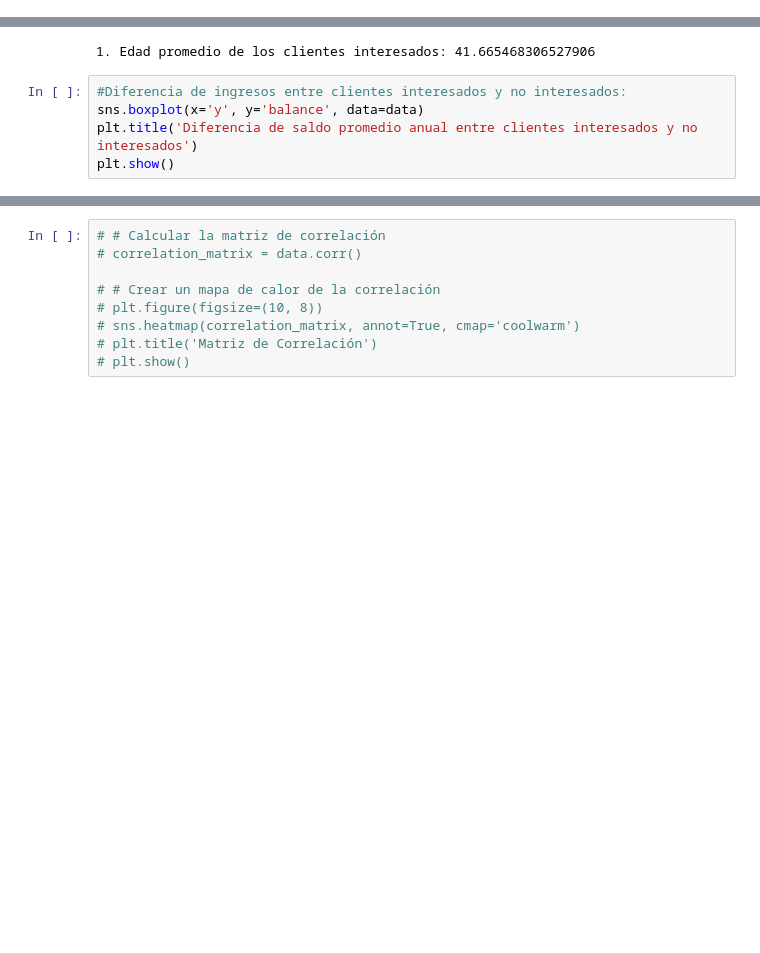
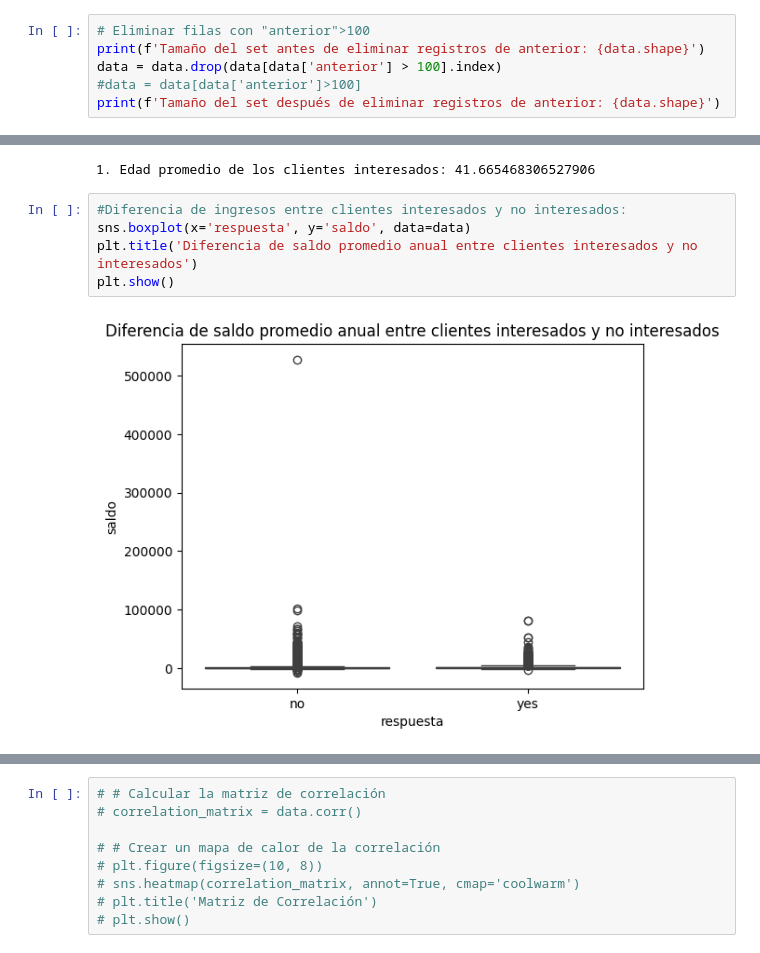
Before and after one commit to jhmendezr/TalentoTechJhMr, a Jupyter notebook: Laboratorio1_TalentoTech.ipynb, the cells around one changed output, grey strips where cells are left out. Drawn from its saved outputs; the diff is of its cells as text; blank space fills up the shorter version.

```diff
--- a/Laboratorio1_TalentoTech.ipynb
+++ b/Laboratorio1_TalentoTech.ipynb
@@ -493,0 +492,6 @@ Tamaño del set después de eliminar registros de duración: (45193, 17)
+# %%
+# Eliminar filas con "anterior">100
+print(f'Tamaño del set antes de eliminar registros de anterior: {data.shape}')
+data = data.drop(data[data['anterior'] > 100].index)
+#data = data[data['anterior']>100]
+print(f'Tamaño del set después de eliminar registros de anterior: {data.shape}')
@@ -580,8 +587,10 @@ print("1. Edad promedio de los clientes interesados:", edad_promedio_interesados
 1. Edad promedio de los clientes interesados: 41.665468306527906
 # %%
 #Diferencia de ingresos entre clientes interesados y no interesados:
-sns.boxplot(x='y', y='balance', data=data)
+sns.boxplot(x='respuesta', y='saldo', data=data)
 plt.title('Diferencia de saldo promedio anual entre clientes interesados y no interesados')
 plt.show()
+# %% [output]
+[figure, added]
 # %%
 #Distribución de estado civil entre clientes interesados:
```
Also changed, not shown: parts of 8 cells of this notebook.
